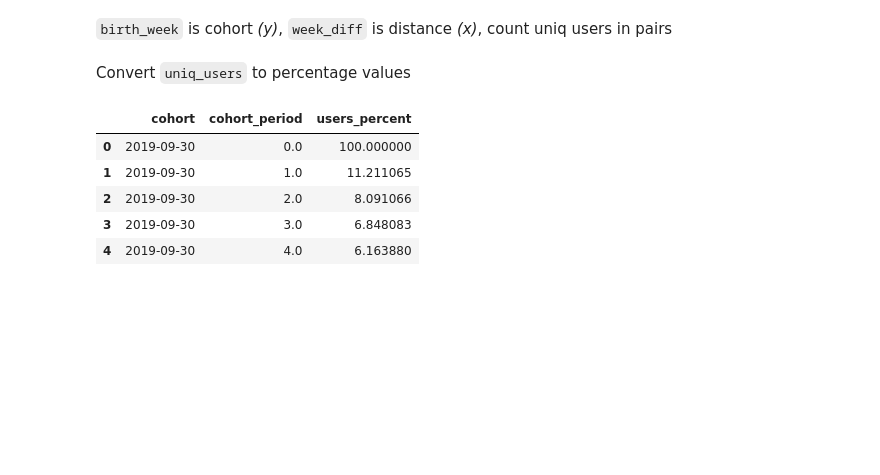
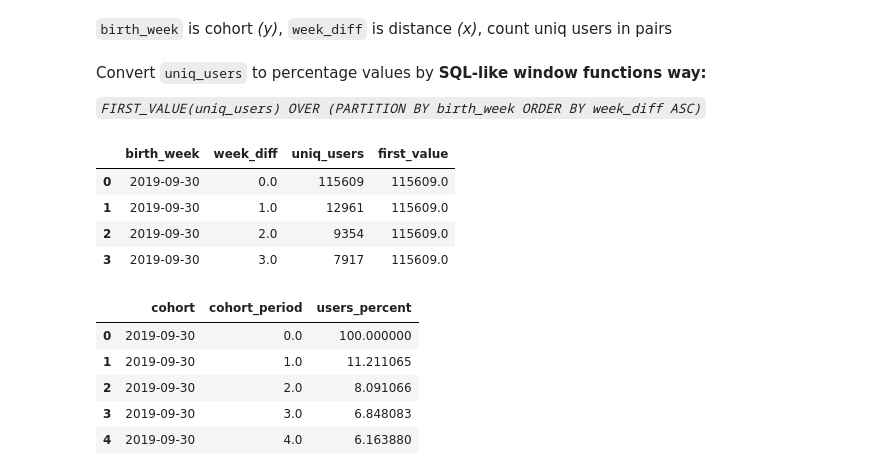
Before and after one commit to Atlam0s/analysis_petproj, a Jupyter notebook: EDA_Pet.ipynb, the cells around one changed output. Cells and saved outputs as stored; diff of their text form; code cells hidden in the pictures; blank space fills up the shorter version.

Commit message:
change 2.4.2 point counting to sql-like window functions way

```diff
--- a/EDA_Pet.ipynb
+++ b/EDA_Pet.ipynb
@@ -215,12 +215,19 @@ week_subset['week_diff'] = (week_subset.week_start_day - week_subset.birth_week)
 cohort_retention = week_subset.groupby(['birth_week', 'week_diff'], as_index=False) \
                               .agg(uniq_users=('user_id', 'nunique')).sort_values(['birth_week', 'week_diff'])
 # %% [markdown]
-Convert `uniq_users` to percentage values
+Convert `uniq_users` to percentage values by **SQL-like window functions way:**
+
+*`FIRST_VALUE(uniq_users) OVER (PARTITION BY birth_week ORDER BY week_diff ASC)`*
-# %%
-# For each cohort take first distance ('week_diff == 0')
-cohorts_first_week = cohort_retention.query('week_diff == 0')[['birth_week', 'uniq_users']] \
-                                     .rename(columns={'uniq_users': 'first_uniq_users'})
-# And merge it with main df
-cohort_retention = cohort_retention.merge(cohorts_first_week, on='birth_week')
+# %%
+cohort_retention['first_value'] = cohort_retention['uniq_users'].loc[cohort_retention.groupby('birth_week')
+                                                                     ['week_diff'].rank(method ='first') == 1]
+cohort_retention['first_value'] = cohort_retention['first_value'].ffill()
+cohort_retention.head(4)
+# %% [output]
+|  | birth_week | week_diff | uniq_users | first_value |
+| 0 | 2019-09-30 | 0.0 | 115609 | 115609.0 |
+| 1 | 2019-09-30 | 1.0 | 12961 | 115609.0 |
+| 2 | 2019-09-30 | 2.0 | 9354 | 115609.0 |
+| 3 | 2019-09-30 | 3.0 | 7917 | 115609.0 |
 # %%
 # Use two columns to calculate percentage
```
Also changed, not shown: parts of 2 cells of this notebook.
